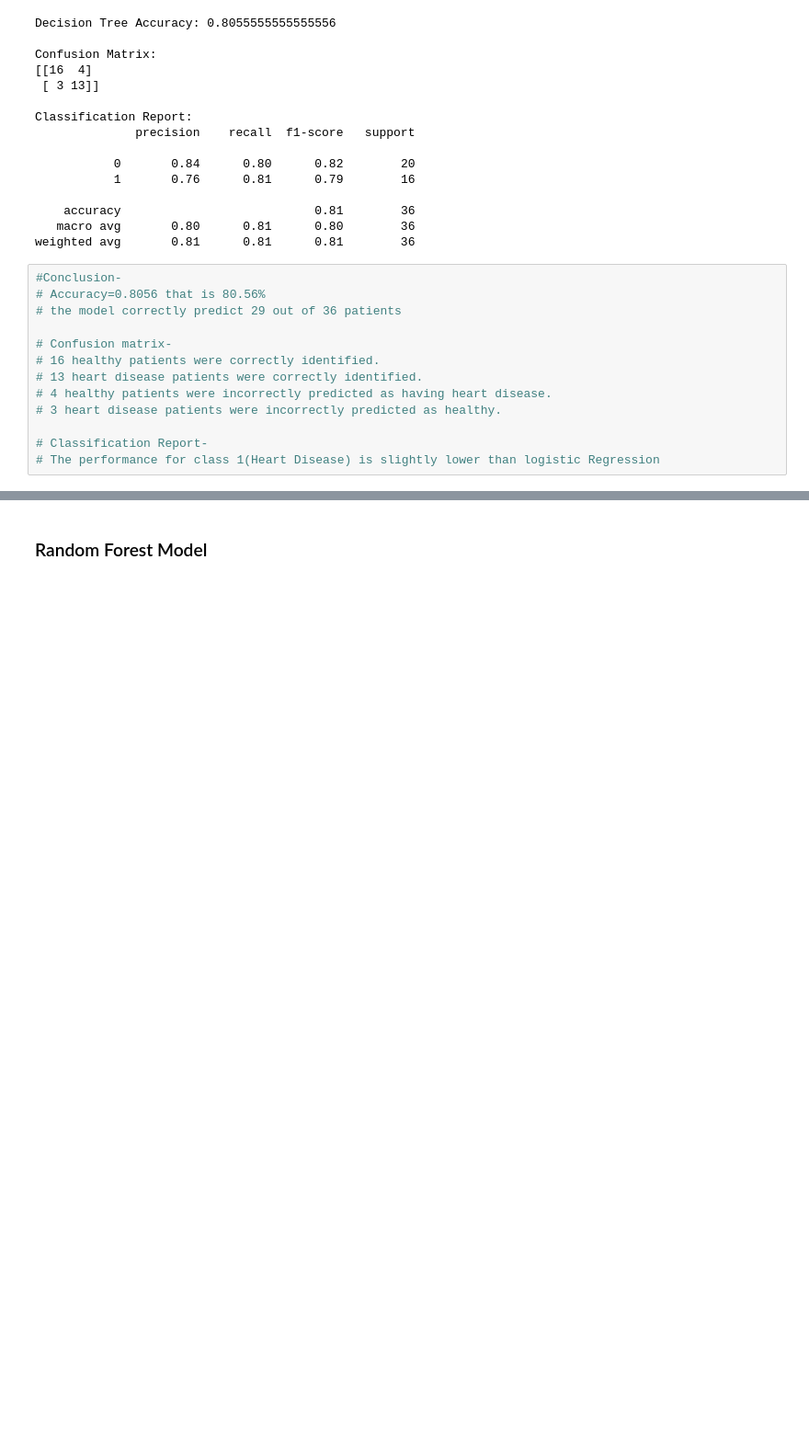
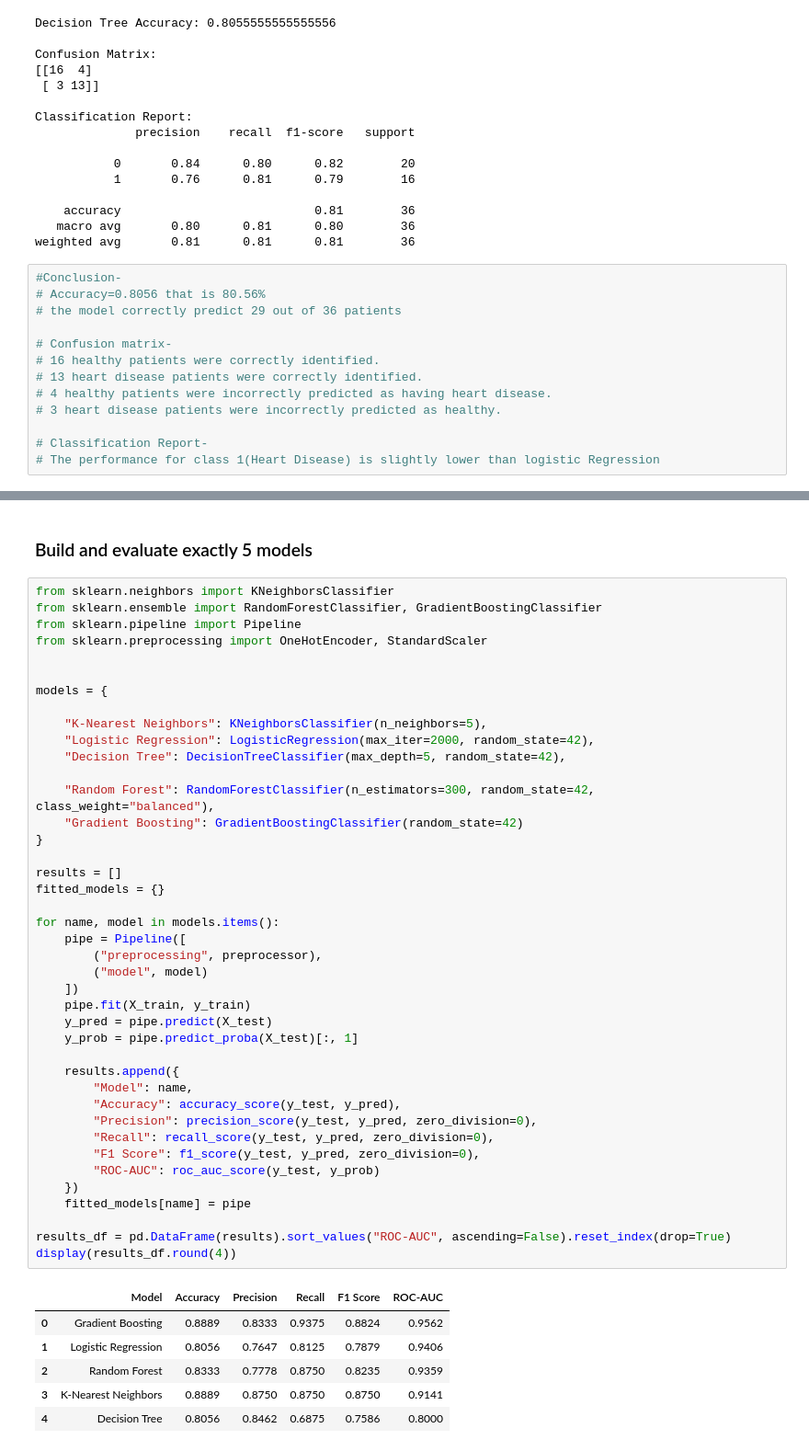
Before and after one commit to SinchanaMC24/Heart-disease-Prediction, a Jupyter notebook: Notebooks/Heart_Disease_Prediction.ipynb, the cells around one changed output, grey strips where cells are left out. Shown at 92% size. Drawn from its saved outputs; the diff is of its cells as text; blank space fills up the shorter version.

```diff
--- a/Notebooks/Heart_Disease_Prediction.ipynb
+++ b/Notebooks/Heart_Disease_Prediction.ipynb
@@ -462,2 +510,50 @@ weighted avg       0.81      0.81      0.81        36
 # %% [markdown]
-### Random Forest Model
+### Build and evaluate exactly 5 models
+# %%
+from sklearn.neighbors import KNeighborsClassifier
+from sklearn.ensemble import RandomForestClassifier, GradientBoostingClassifier
+from sklearn.pipeline import Pipeline
+from sklearn.preprocessing import OneHotEncoder, StandardScaler
+
+
+models = {
+
+    "K-Nearest Neighbors": KNeighborsClassifier(n_neighbors=5),
+    "Logistic Regression": LogisticRegression(max_iter=2000, random_state=42),
+    "Decision Tree": DecisionTreeClassifier(max_depth=5, random_state=42),
+
+    "Random Forest": RandomForestClassifier(n_estimators=300, random_state=42, class_weight="balanced"),
+    "Gradient Boosting": GradientBoostingClassifier(random_state=42)
+}
+
+results = []
+fitted_models = {}
+
+for name, model in models.items():
+    pipe = Pipeline([
+        ("preprocessing", preprocessor),
+        ("model", model)
+    ])
+    pipe.fit(X_train, y_train)
+    y_pred = pipe.predict(X_test)
+    y_prob = pipe.predict_proba(X_test)[:, 1]
+
+    results.append({
+        "Model": name,
+        "Accuracy": accuracy_score(y_test, y_pred),
+        "Precision": precision_score(y_test, y_pred, zero_division=0),
+        "Recall": recall_score(y_test, y_pred, zero_division=0),
+        "F1 Score": f1_score(y_test, y_pred, zero_division=0),
+        "ROC-AUC": roc_auc_score(y_test, y_prob)
+    })
+    fitted_models[name] = pipe
+
+results_df = pd.DataFrame(results).sort_values("ROC-AUC", ascending=False).reset_index(drop=True)
+display(results_df.round(4))
+# %% [output]
+|  | Model | Accuracy | Precision | Recall | F1 Score | ROC-AUC |
+| 0 | Gradient Boosting | 0.8889 | 0.8333 | 0.9375 | 0.8824 | 0.9562 |
+| 1 | Logistic Regression | 0.8056 | 0.7647 | 0.8125 | 0.7879 | 0.9406 |
+| 2 | Random Forest | 0.8333 | 0.7778 | 0.8750 | 0.8235 | 0.9359 |
+| 3 | K-Nearest Neighbors | 0.8889 | 0.8750 | 0.8750 | 0.8750 | 0.9141 |
+| 4 | Decision Tree | 0.8056 | 0.8462 | 0.6875 | 0.7586 | 0.8000 |
```
Also changed, not shown: parts of 9 cells of this notebook.
